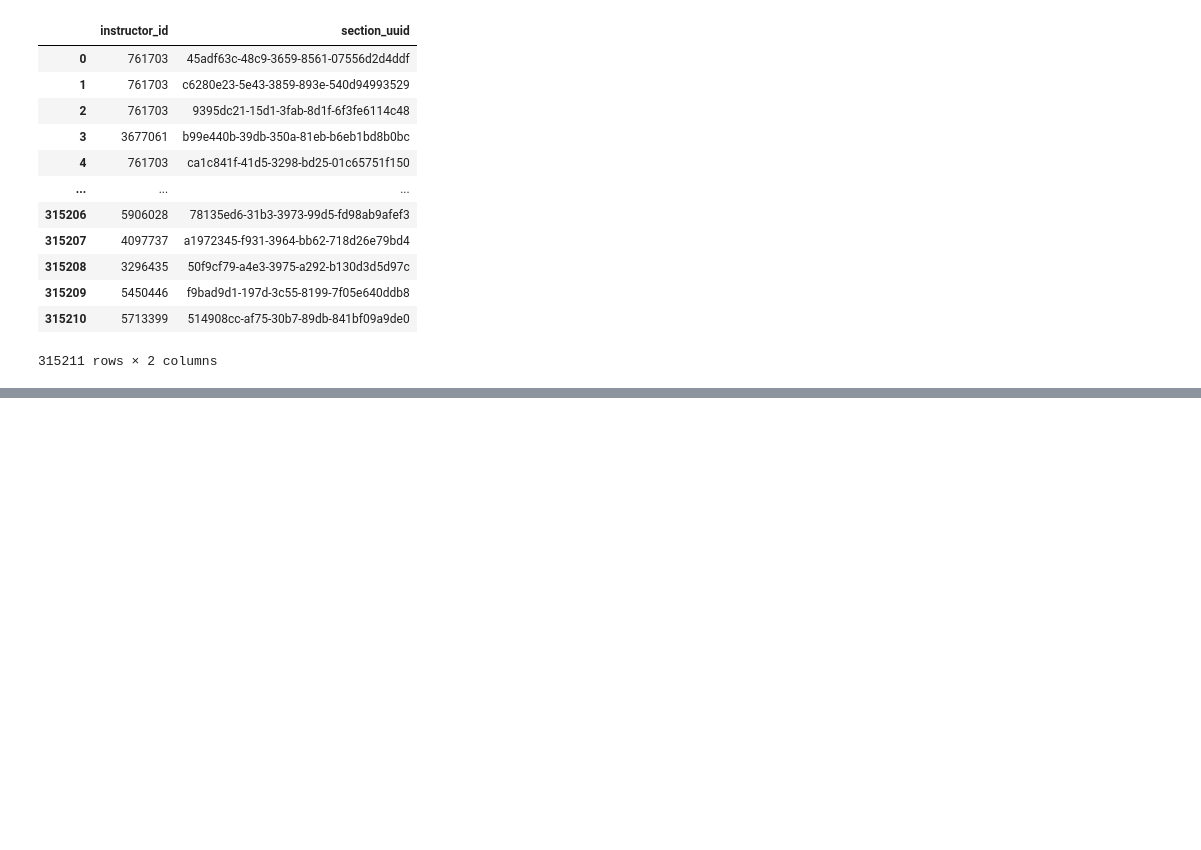
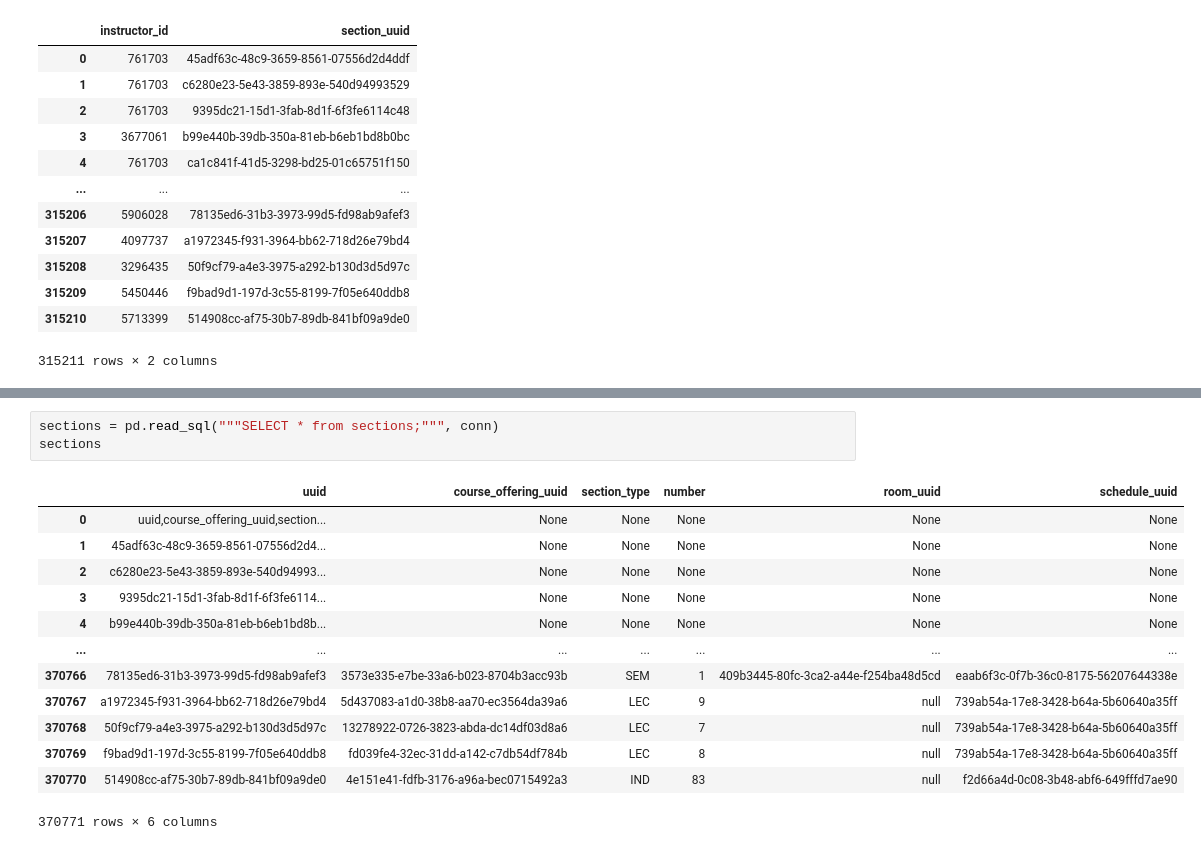
Before and after one commit to crypticrk/UW-Madsion-Dataset-Analysis, a Jupyter notebook: UW Madison Dataset Analyis.ipynb, the cells around one changed output, grey strips where cells are left out. Cells and saved outputs as stored; diff of their text form; blank space fills up the shorter version.

```diff
--- a/UW Madison Dataset Analyis.ipynb
+++ b/UW Madison Dataset Analyis.ipynb
@@ -311,3 +313,20 @@ instructor_teachings
 | 315209 | 5450446 | EVIE CARCHMAN | 5450446 | f9bad9d1-197d-3c55-8199-7f05e640ddb8 |
 | 315210 | 5713399 | MANISH SHAH | 5713399 | 514908cc-af75-30b7-89db-841bf09a9de0 |
 315211 rows × 4 columns
+# %%
+sections = pd.read_sql("""SELECT * from sections;""", conn)
+sections
+# %% [output]
+|  | uuid | course_offering_uuid | section_type | number | room_uuid | schedule_uuid |
+| 0 | uuid,course_offering_uuid,section... | None | None | None | None | None |
+| 1 | 45adf63c-48c9-3659-8561-07556d2d4... | None | None | None | None | None |
+| 2 | c6280e23-5e43-3859-893e-540d94993... | None | None | None | None | None |
+| 3 | 9395dc21-15d1-3fab-8d1f-6f3fe6114... | None | None | None | None | None |
+| 4 | b99e440b-39db-350a-81eb-b6eb1bd8b... | None | None | None | None | None |
+| ... | ... | ... | ... | ... | ... | ... |
+| 370766 | 78135ed6-31b3-3973-99d5-fd98ab9afef3 | 3573e335-e7be-33a6-b023-8704b3acc93b | SEM | 1 | 409b3445-80fc-3ca2-a44e-f254ba48d5cd | eaab6f3c-0f7b-36c0-8175-56207644338e |
+| 370767 | a1972345-f931-3964-bb62-718d26e79bd4 | 5d437083-a1d0-38b8-aa70-ec3564da39a6 | LEC | 9 | null | 739ab54a-17e8-3428-b64a-5b60640a35ff |
+| 370768 | 50f9cf79-a4e3-3975-a292-b130d3d5d97c | 13278922-0726-3823-abda-dc14df03d8a6 | LEC | 7 | null | 739ab54a-17e8-3428-b64a-5b60640a35ff |
+| 370769 | f9bad9d1-197d-3c55-8199-7f05e640ddb8 | fd039fe4-32ec-31dd-a142-c7db54df784b | LEC | 8 | null | 739ab54a-17e8-3428-b64a-5b60640a35ff |
+| 370770 | 514908cc-af75-30b7-89db-841bf09a9de0 | 4e151e41-fdfb-3176-a96a-bec0715492a3 | IND | 83 | null | f2d66a4d-0c08-3b48-abf6-649fffd7ae90 |
+370771 rows × 6 columns
```
Also changed, not shown: parts of 7 cells of this notebook.
